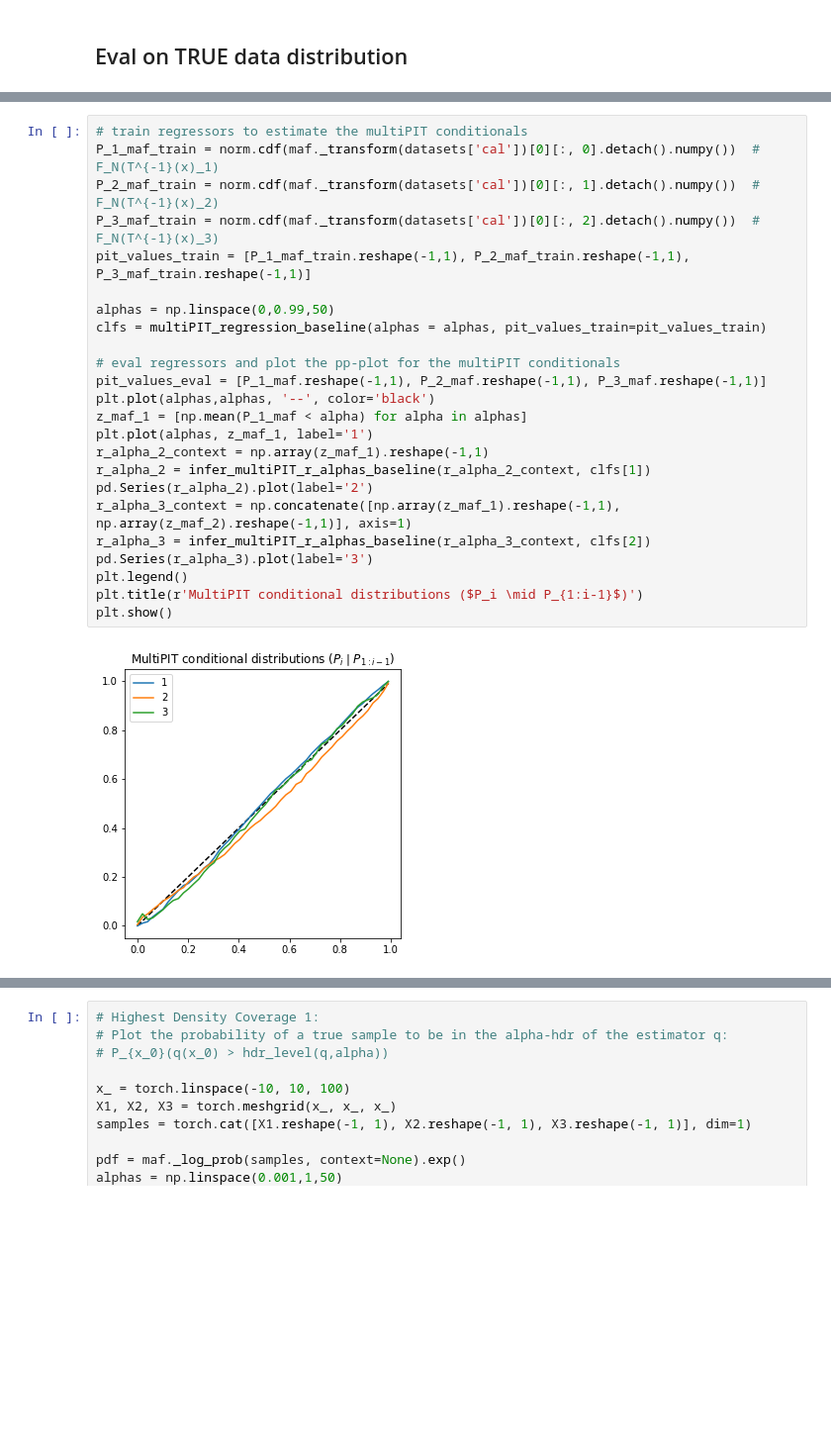
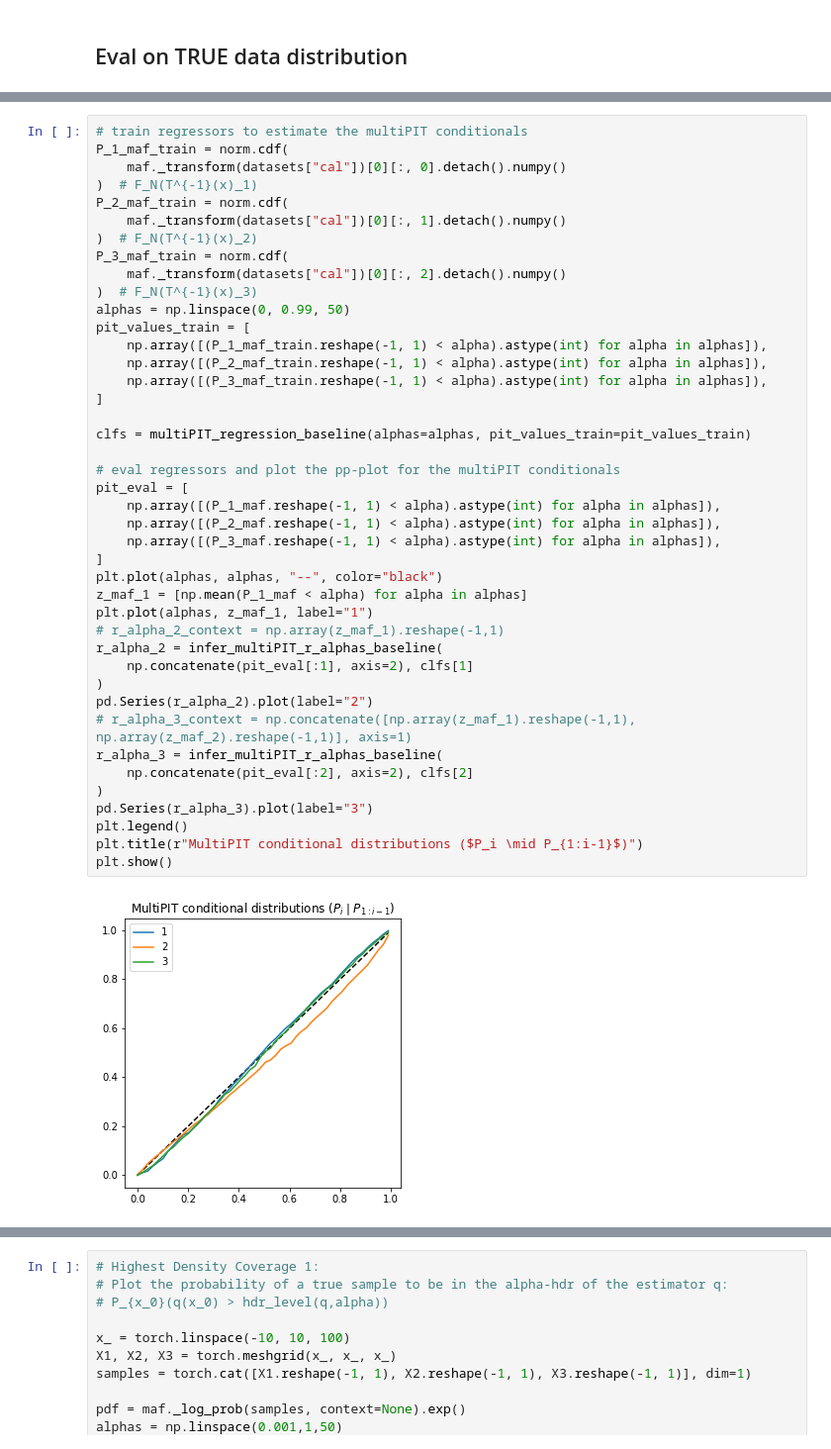
Before and after one commit to JuliaLinhart/valDiags_flows, a Jupyter notebook: MultiPIT_distributions_Toy.ipynb, the cells around one changed output, grey strips where cells are left out. Shown at 99% size. Saved outputs shown, nothing was run; the diff lists cells and outputs as text; blank space fills up the shorter version.

Commit message:
regress on binary variables and not PIT

```diff
--- a/MultiPIT_distributions_Toy.ipynb
+++ b/MultiPIT_distributions_Toy.ipynb
@@ -241,27 +241,45 @@ plt.show()
 [figure]
 # %%
 # train regressors to estimate the multiPIT conditionals
-P_1_maf_train = norm.cdf(maf._transform(datasets['cal'])[0][:, 0].detach().numpy())  # F_N(T^{-1}(x)_1)
-P_2_maf_train = norm.cdf(maf._transform(datasets['cal'])[0][:, 1].detach().numpy())  # F_N(T^{-1}(x)_2)
-P_3_maf_train = norm.cdf(maf._transform(datasets['cal'])[0][:, 2].detach().numpy())  # F_N(T^{-1}(x)_3)
-pit_values_train = [P_1_maf_train.reshape(-1,1), P_2_maf_train.reshape(-1,1), P_3_maf_train.reshape(-1,1)]
+P_1_maf_train = norm.cdf(
+    maf._transform(datasets["cal"])[0][:, 0].detach().numpy()
+)  # F_N(T^{-1}(x)_1)
+P_2_maf_train = norm.cdf(
+    maf._transform(datasets["cal"])[0][:, 1].detach().numpy()
+)  # F_N(T^{-1}(x)_2)
+P_3_maf_train = norm.cdf(
+    maf._transform(datasets["cal"])[0][:, 2].detach().numpy()
+)  # F_N(T^{-1}(x)_3)
+alphas = np.linspace(0, 0.99, 50)
+pit_values_train = [
+    np.array([(P_1_maf_train.reshape(-1, 1) < alpha).astype(int) for alpha in alphas]),
+    np.array([(P_2_maf_train.reshape(-1, 1) < alpha).astype(int) for alpha in alphas]),
+    np.array([(P_3_maf_train.reshape(-1, 1) < alpha).astype(int) for alpha in alphas]),
+]
 
-alphas = np.linspace(0,0.99,50)
-clfs = multiPIT_regression_baseline(alphas = alphas, pit_values_train=pit_values_train)
+clfs = multiPIT_regression_baseline(alphas=alphas, pit_values_train=pit_values_train)
 
 # eval regressors and plot the pp-plot for the multiPIT conditionals
-pit_values_eval = [P_1_maf.reshape(-1,1), P_2_maf.reshape(-1,1), P_3_maf.reshape(-1,1)]
-plt.plot(alphas,alphas, '--', color='black')
+pit_eval = [
+    np.array([(P_1_maf.reshape(-1, 1) < alpha).astype(int) for alpha in alphas]),
+    np.array([(P_2_maf.reshape(-1, 1) < alpha).astype(int) for alpha in alphas]),
+    np.array([(P_3_maf.reshape(-1, 1) < alpha).astype(int) for alpha in alphas]),
+]
+plt.plot(alphas, alphas, "--", color="black")
 z_maf_1 = [np.mean(P_1_maf < alpha) for alpha in alphas]
-plt.plot(alphas, z_maf_1, label='1')
-r_alpha_2_context = np.array(z_maf_1).reshape(-1,1)
-r_alpha_2 = infer_multiPIT_r_alphas_baseline(r_alpha_2_context, clfs[1])
-pd.Series(r_alpha_2).plot(label='2')
-r_alpha_3_context = np.concatenate([np.array(z_maf_1).reshape(-1,1), np.array(z_maf_2).reshape(-1,1)], axis=1)
-r_alpha_3 = infer_multiPIT_r_alphas_baseline(r_alpha_3_context, clfs[2])
-pd.Series(r_alpha_3).plot(label='3')
+plt.plot(alphas, z_maf_1, label="1")
+# r_alpha_2_context = np.array(z_maf_1).reshape(-1,1)
+r_alpha_2 = infer_multiPIT_r_alphas_baseline(
+    np.concatenate(pit_eval[:1], axis=2), clfs[1]
+)
+pd.Series(r_alpha_2).plot(label="2")
+# r_alpha_3_context = np.concatenate([np.array(z_maf_1).reshape(-1,1), np.array(z_maf_2).reshape(-1,1)], axis=1)
+r_alpha_3 = infer_multiPIT_r_alphas_baseline(
+    np.concatenate(pit_eval[:2], axis=2), clfs[2]
+)
+pd.Series(r_alpha_3).plot(label="3")
 plt.legend()
-plt.title(r'MultiPIT conditional distributions ($P_i \mid P_{1:i-1}$)')
+plt.title(r"MultiPIT conditional distributions ($P_i \mid P_{1:i-1}$)")
 plt.show()
 # %% [output]
-[figure, old version]
+[figure, new version]
```
Also changed, not shown: parts of 5 cells of this notebook, 1 other file.
